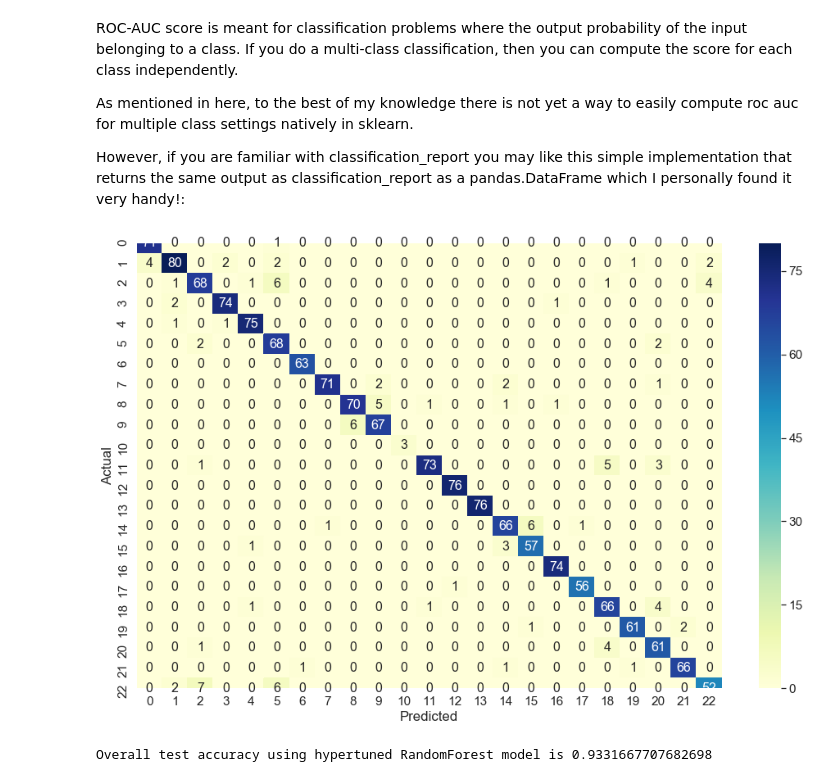
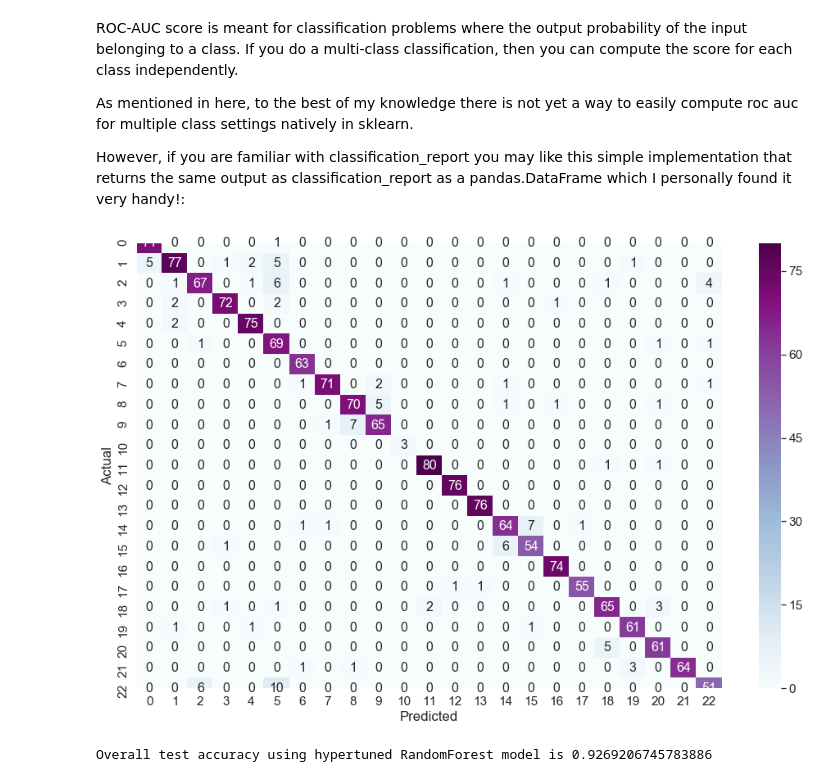
Before and after one commit to Narendra1508/bbdc-2019, a Jupyter notebook: notebook/bbdc19.ipynb, the cells around one changed output. Drawn from its saved outputs; the diff is of its cells as text; code cells hidden in the pictures.

Commit message:
changes in gird search

```diff
--- a/notebook/bbdc19.ipynb
+++ b/notebook/bbdc19.ipynb
@@ -446,0 +453,15 @@ pickle.dump(y_test, pickle_out)
+# %%
+X_train = pd.DataFrame()
+X_train_path = "./../dataset/pickle/X_train.pickle"
+pickle_in = open(X_train_path,"rb")
+X_train = pickle.load(pickle_in)
+
+y_train = pd.DataFrame()
+y_train_path = "./../dataset/pickle/y_train.pickle"
+pickle_in = open(y_train_path,"rb")
+y_train = pickle.load(pickle_in)
+
+X_test = pd.DataFrame()
+X_test_path = "./../dataset/pickle/X_test1.pickle"
+pickle_in = open(X_test_path,"rb")
+X_test = pickle.load(pickle_in)
@@ -463,22 +483,22 @@ from sklearn.model_selection import GridSearchCV
 
 from sklearn.pipeline import Pipeline
 # %%
-# pipeline_lr = Pipeline([('scaler1',StandardScaler()), ('l_reg',LogisticRegression(multi_class='auto', random_state=42))])
-
-# pipeline_xgboost = Pipeline([('clf_xgboost', xgb.XGBClassifier())])
+pipeline_lr = Pipeline([('scaler1',StandardScaler()), ('l_reg',LogisticRegression(multi_class='auto', random_state=42))])
 
 pipeline_knn = Pipeline([('scaler',StandardScaler()), ('knn',KNeighborsClassifier())])
 
 pipeline_randomforest = Pipeline([('rf',RandomForestClassifier())])
 
-pipeline_svm = Pipeline([('svm', SVC(kernel='rbf', gamma='auto'))])
-
-model_pipeline = [pipeline_knn, pipeline_randomforest, pipeline_svm]
+model_pipeline = [pipeline_lr, pipeline_knn, pipeline_randomforest]
 
 # Dictionary of pipelines and classifier types for ease of reference
-pipe_dict = {0: 'KNN', 1: 'RandomForest', 2: 'SVM'}
+pipe_dict = {0:'Logistic Regression', 1: 'KNN', 2: 'RandomForest'}
 
 parameters = [
+                {
+                'l_reg__penalty': ['l2'],
+                'l_reg__C': np.logspace(0, 4, 10)
+                },
                 {
                  'knn__n_neighbors': range(1, 20),
                  'knn__weights': ['uniform', 'distance']
@@ -486,10 +506,10 @@ parameters = [
                 {
                  'rf__n_estimators': [10, 30],
                  'rf__max_features': [0.25, 1.0]
-                },
-                {
-                'svm__C':(1, 0.25, 0.5, 0.75),
                 }
+#                 {
+#                 'svm__C':(1, 0.25, 0.5, 0.75),
+#                 }
 #                 {'clf__nthread': [4], #when use hyperthread, xgboost may become slower
 #                 'clf__objective': ['binary:logistic'],
 #                 'clf__learning_rate': [0.05], #so called `eta` value
@@ -516,5 +536,5 @@ for model, pipe in zip(model_pipeline, pipe_dict):
 
     print("{}: model best parameters are --> {}".format(pipe_dict[pipe], grid_search.best_params_))
 
-    print("{}: cv accuracy is  {}".format(pipe_dict[pipe], grid_search.best_score_))
+    print("{}: cv accuracy is  {}".format(pipe_dict[pipe], grid_search.best_score_*100))
 # %% [output]
@@ -580,13 +600,13 @@ np.set_printoptions(precision=2)
 # %%
 cm = pd.DataFrame(conf_matrix, index=np.unique(valid_y), columns=np.unique(valid_y))
 cm.index.name = 'Actual'
 cm.columns.name = 'Predicted'
 plt.figure(figsize = (16,10))
 sns.set(font_scale=1.4)#for label size
-sns.heatmap(cm, cmap="YlGnBu", annot=True,annot_kws={"size": 16})# font size
+sns.heatmap(cm, cmap="BuPu", annot=True,annot_kws={"size": 16})# font size
 plt.savefig('./../report/Confusion Matrix.png', dpi=300, bbox_inches='tight')
 # %% [output]
-[figure, old version]
+[figure, new version]
 # %%
 #Metrics definition.
 def accuracy(confusion_matrix):
@@ -604,4 +624,4 @@ def recall(label, confusion_matrix):
 # %%
 print("Overall test accuracy using hypertuned RandomForest model is {}".format(accuracy(conf_matrix)))
 # %% [output]
-Overall test accuracy using hypertuned RandomForest model is 0.9331667707682698
+Overall test accuracy using hypertuned RandomForest model is 0.9269206745783886
```
Also changed, not shown: parts of 7 cells of this notebook.
